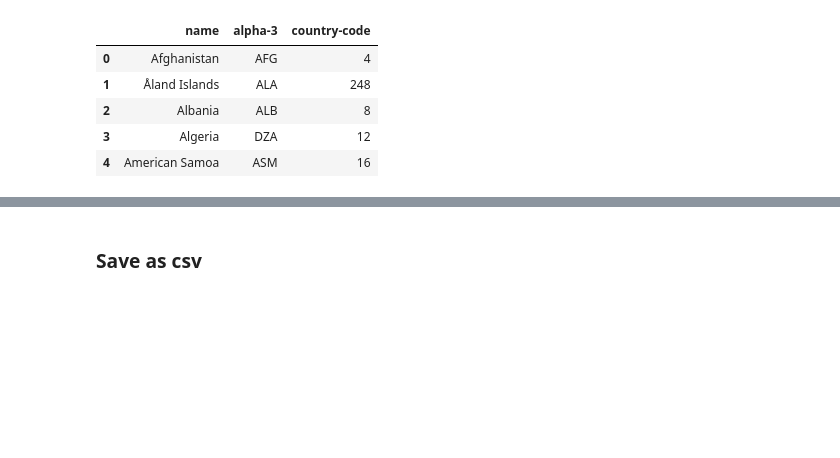
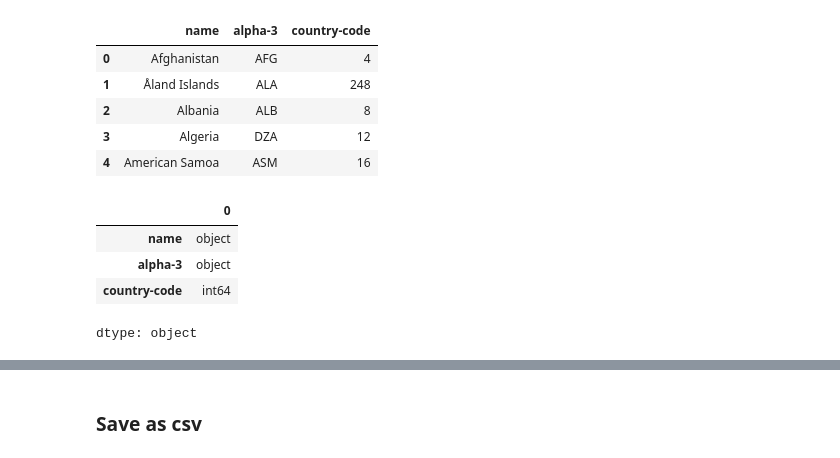
Before and after one commit to Kaybhee/Japa-Modelv1, a Jupyter notebook: Country_codes.ipynb, the cells around one changed output, grey strips where cells are left out. Cells and saved outputs as stored; diff of their text form; code cells hidden in the pictures; blank space fills up the shorter version.

```diff
--- a/Country_codes.ipynb
+++ b/Country_codes.ipynb
@@ -93,3 +94,11 @@ data.head()
 | 2 | Albania | ALB | 8 |
 | 3 | Algeria | DZA | 12 |
 | 4 | American Samoa | ASM | 16 |
+# %%
+data.dtypes
+# %% [output]
+|  | 0 |
+| name | object |
+| alpha-3 | object |
+| country-code | int64 |
+dtype: object
```
Also changed, not shown: parts of 3 cells of this notebook.
